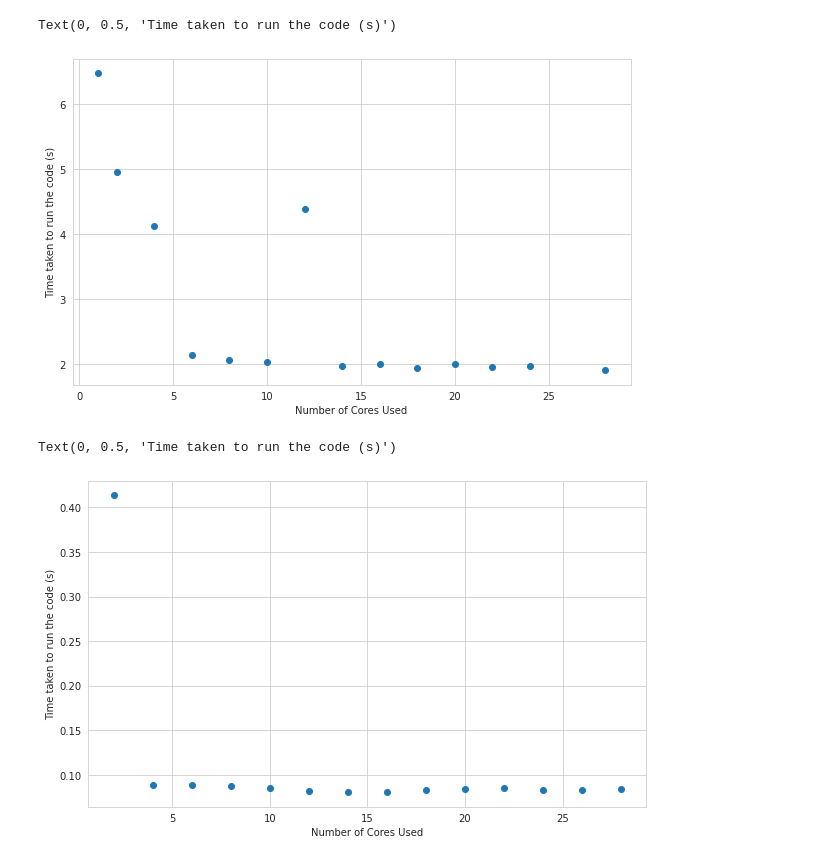
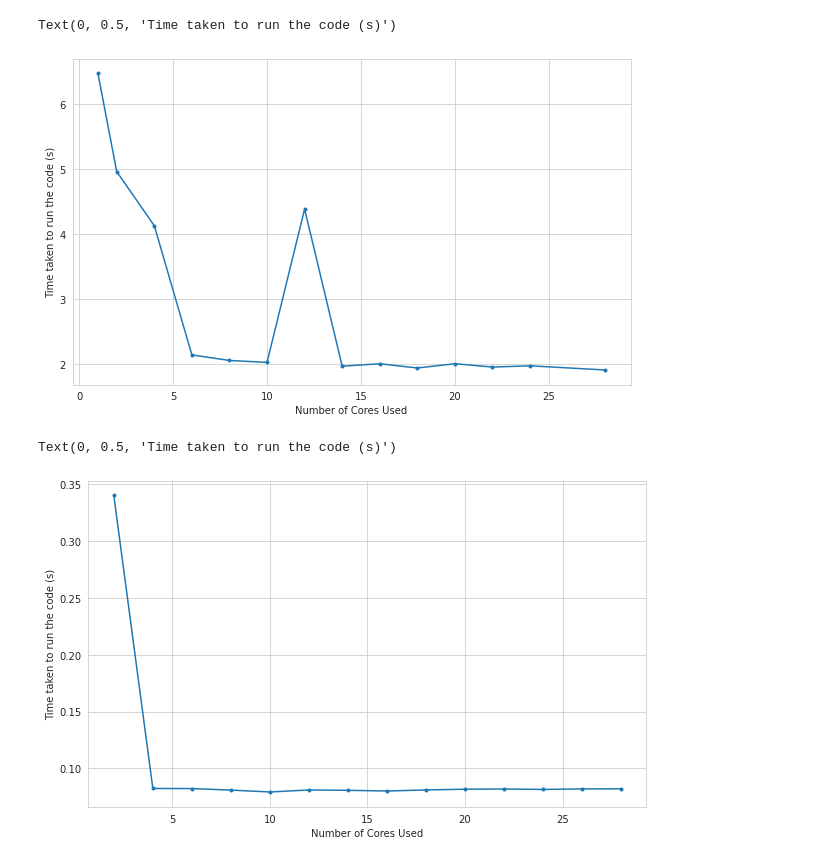
Before and after one commit to RedHorizonss/LiqCrystProj, a Jupyter notebook: Plotting_code.ipynb, the cells around one changed output. Saved outputs shown, nothing was run; the diff lists cells and outputs as text; code cells hidden in the pictures.

Commit message:
Changing position of pytest and edited plotting code

```diff
--- a/Plotting_code.ipynb
+++ b/Plotting_code.ipynb
@@ -20,16 +69,16 @@ min_CyMPI
 # %%
 plt.figure(figsize=(10,6))
-plt.scatter(x= min_MPI.index, y = min_MPI["Run time (s)"])
+plt.plot(min_MPI.index, min_MPI["Run time (s)"], ".-")
 plt.xlabel("Number of Cores Used")
 plt.ylabel("Time taken to run the code (s)")
 # %% [output]
 Text(0, 0.5, 'Time taken to run the code (s)')
-[figure, old version]
+[figure, new version]
 # %%
 plt.figure(figsize=(10,6))
-plt.scatter(x= avg_numba.index, y = avg_numba["Run time (s)"])
+plt.plot(min_numba.index, min_numba["Run time (s)"], ".-")
 plt.xlabel("Number of Cores Used")
 plt.ylabel("Time taken to run the code (s)")
 # %% [output]
 Text(0, 0.5, 'Time taken to run the code (s)')
-[figure, old version]
+[figure, new version]
```
Also changed, not shown: parts of 9 cells of this notebook, 5 other files.
